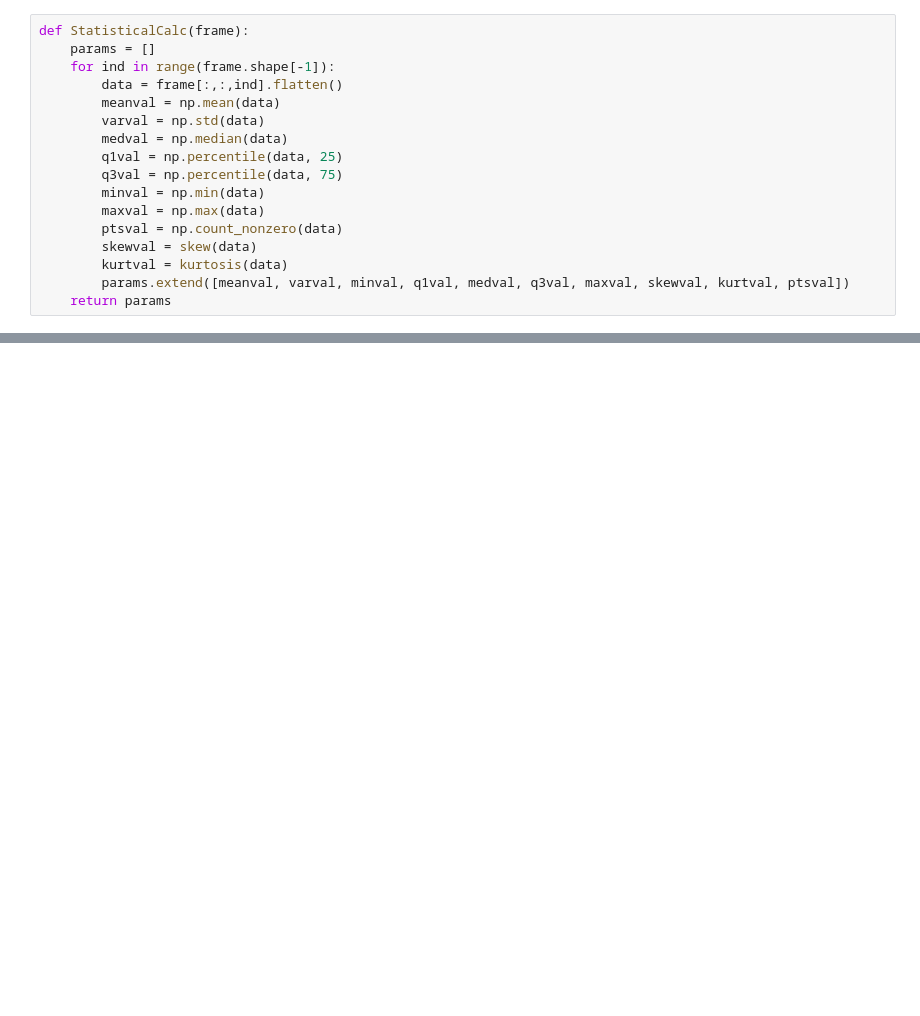
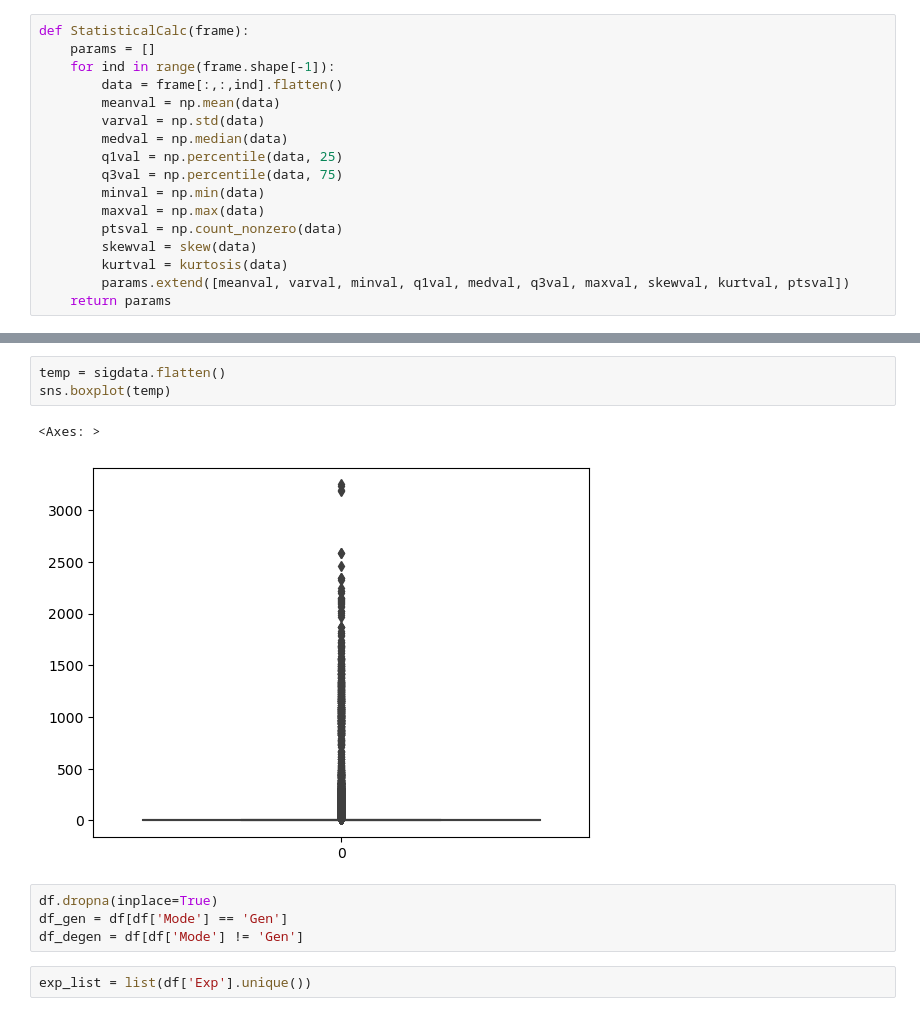
Before and after one commit to muthuganeshece/MLProjects, a Jupyter notebook: LIDAR/Notebook/StatisticalConversion.ipynb, the cells around one changed output, grey strips where cells are left out. Drawn from its saved outputs; the diff is of its cells as text; blank space fills up the shorter version.

```diff
--- a/LIDAR/Notebook/StatisticalConversion.ipynb
+++ b/LIDAR/Notebook/StatisticalConversion.ipynb
@@ -109 +254,13 @@ loading metadata from []
+# %%
+temp = sigdata.flatten()
+sns.boxplot(temp)
+# %% [output]
+<Axes: >
+[figure, added]
+# %%
+df.dropna(inplace=True)
+df_gen = df[df['Mode'] == 'Gen']
+df_degen = df[df['Mode'] != 'Gen']
+# %%
+exp_list = list(df['Exp'].unique())
 # %%
```
Also changed, not shown: parts of 23 cells of this notebook.
